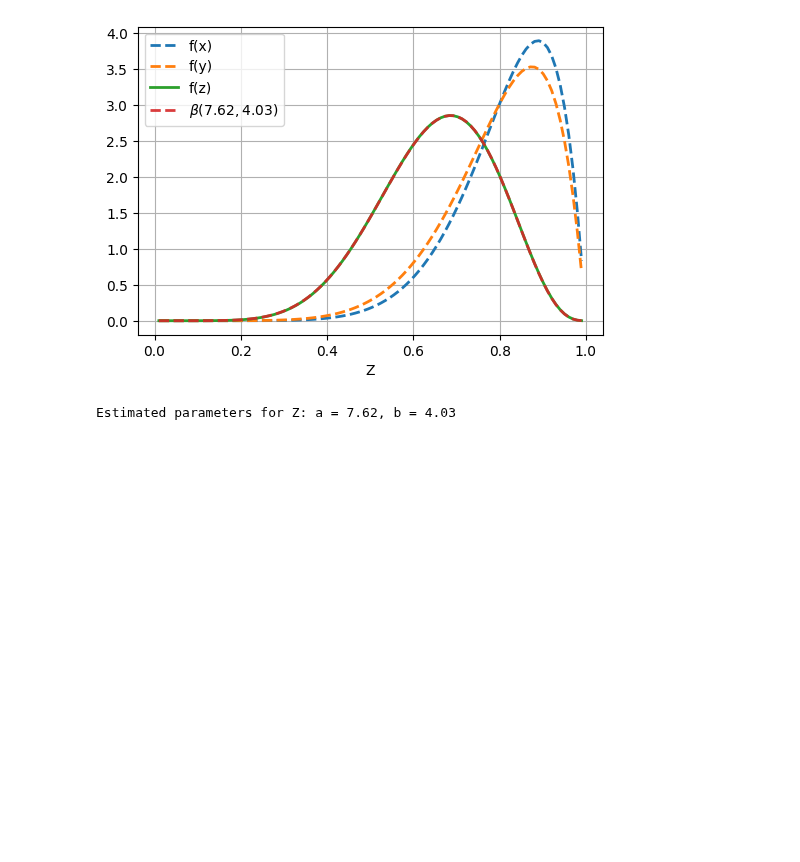
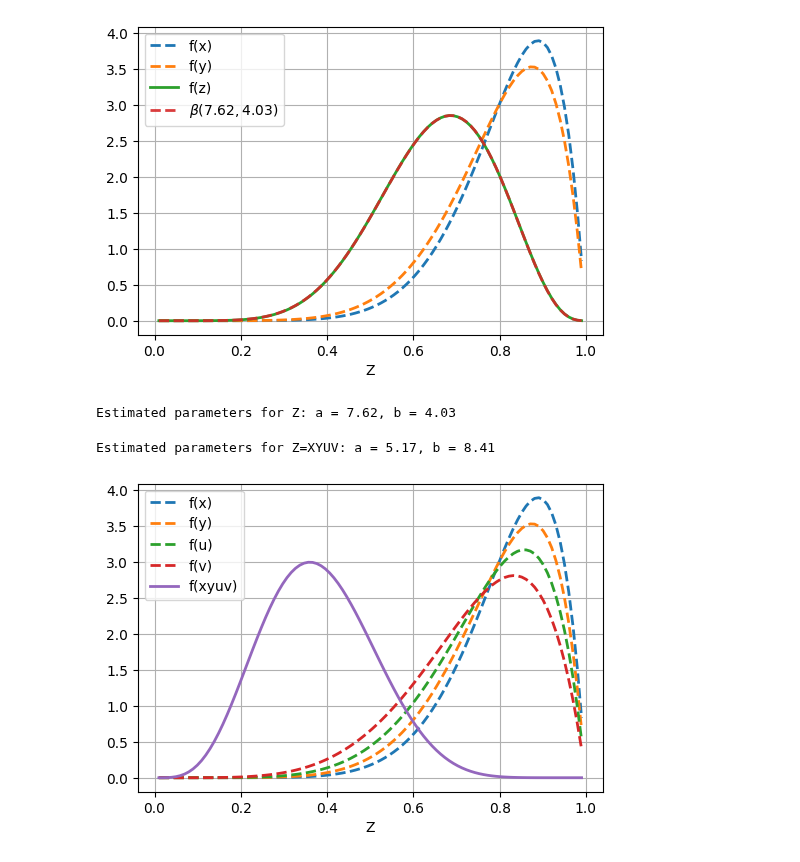
Before and after one commit to ntpuccw/InClassCoding, a Jupyter notebook: gar1210_.ipynb, the cells around one changed output. Drawn from its saved outputs; the diff is of its cells as text; code cells hidden in the pictures; blank space fills up the shorter version.

```diff
--- a/gar1210_.ipynb
+++ b/gar1210_.ipynb
@@ -156,3 +156,39 @@ a_z, b_z = serial_beta(a1, b1, a2, b2)
 print(f'Estimated parameters for Z: a = {a_z:.2f}, b = {b_z:.2f}')
 # %% [output]
 Estimated parameters for Z: a = 7.62, b = 4.03
+# %%
+# Z=XYUV
+a1, b1 = 9, 2
+a2, b2 = 8, 2
+a3, b3 = 7, 2
+a4, b4 = 6, 2
+
+a_xy, b_xy = serial_beta(a1, b1, a2, b2)
+a_xyu, b_xyu = serial_beta(a_xy, b_xy, a3, b3)
+a_xyuv, b_xyuv = serial_beta(a_xyu, b_xyu, a4, b4)
+print(f'Estimated parameters for Z=XYUV: a = {a_xyuv:.2f}, b = {b_xyuv:.2f}')
+# %% [output]
+Estimated parameters for Z=XYUV: a = 5.17, b = 8.41
+# %%
+# Draw the pdf of Z=XYUV
+z = np.linspace(0.01, 0.99, 100)
+fx = lambda z : beta.pdf(z, a1, b1)
+fy = lambda z : beta.pdf(z, a2, b2)
+fu = lambda z : beta.pdf(z, a3, b3)
+fv = lambda z : beta.pdf(z, a4, b4)
+# fxy = lambda z : beta.pdf(z, a_xy, b_xy)
+# fxyu = lambda z : beta.pdf(z, a_xyu, b_xyu)
+fz = lambda z : beta.pdf(z, a_xyuv, b_xyuv)
+
+fig = plt.figure(figsize = (6, 4))
+plt.plot(z, fx(z), linewidth = 2, linestyle = '--', label = 'f(x)')
+plt.plot(z, fy(z), linewidth = 2, linestyle = '--', label = 'f(y)')
+plt.plot(z, fu(z), linewidth = 2, linestyle = '--', label = 'f(u)')
+plt.plot(z, fv(z), linewidth = 2, linestyle = '--', label = 'f(v)')
+plt.plot(z, fz(z), linewidth = 2, label = 'f(xyuv)')
+plt.grid(True)
+plt.xlabel('Z')
+plt.legend()
+plt.show()
+# %% [output]
+[figure, added]
```
